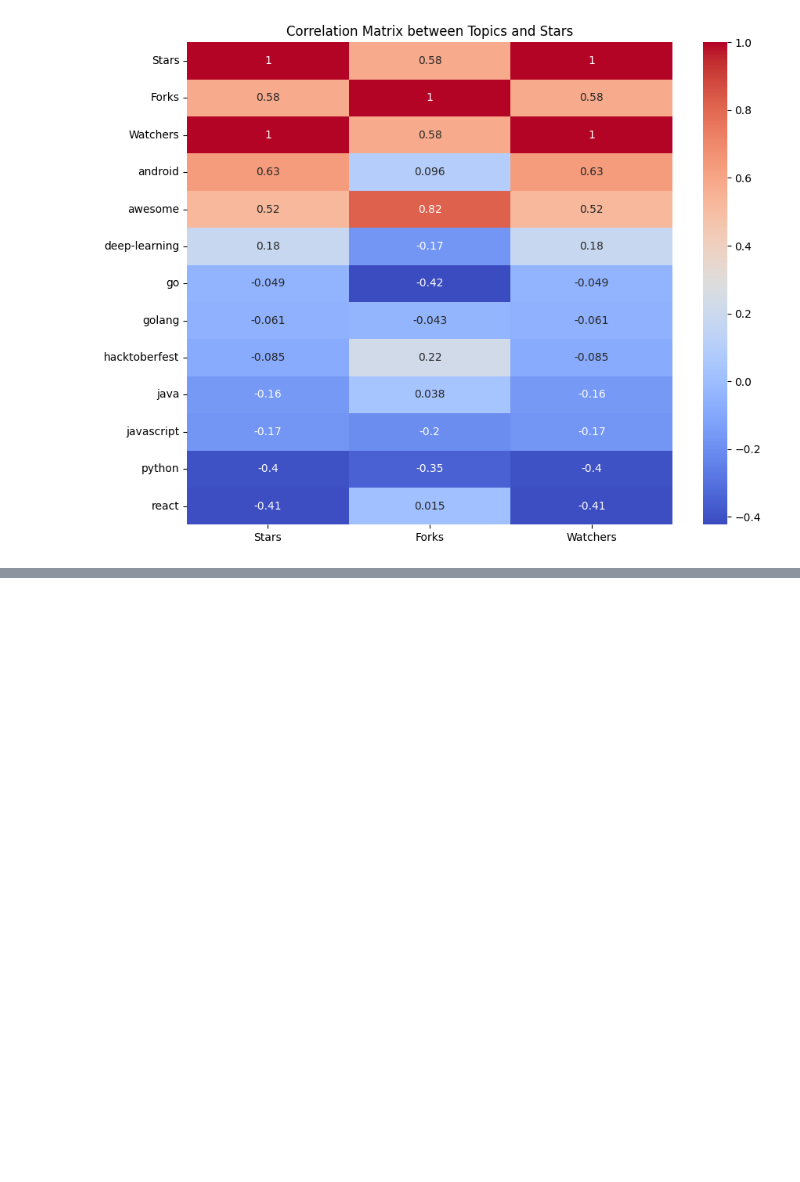
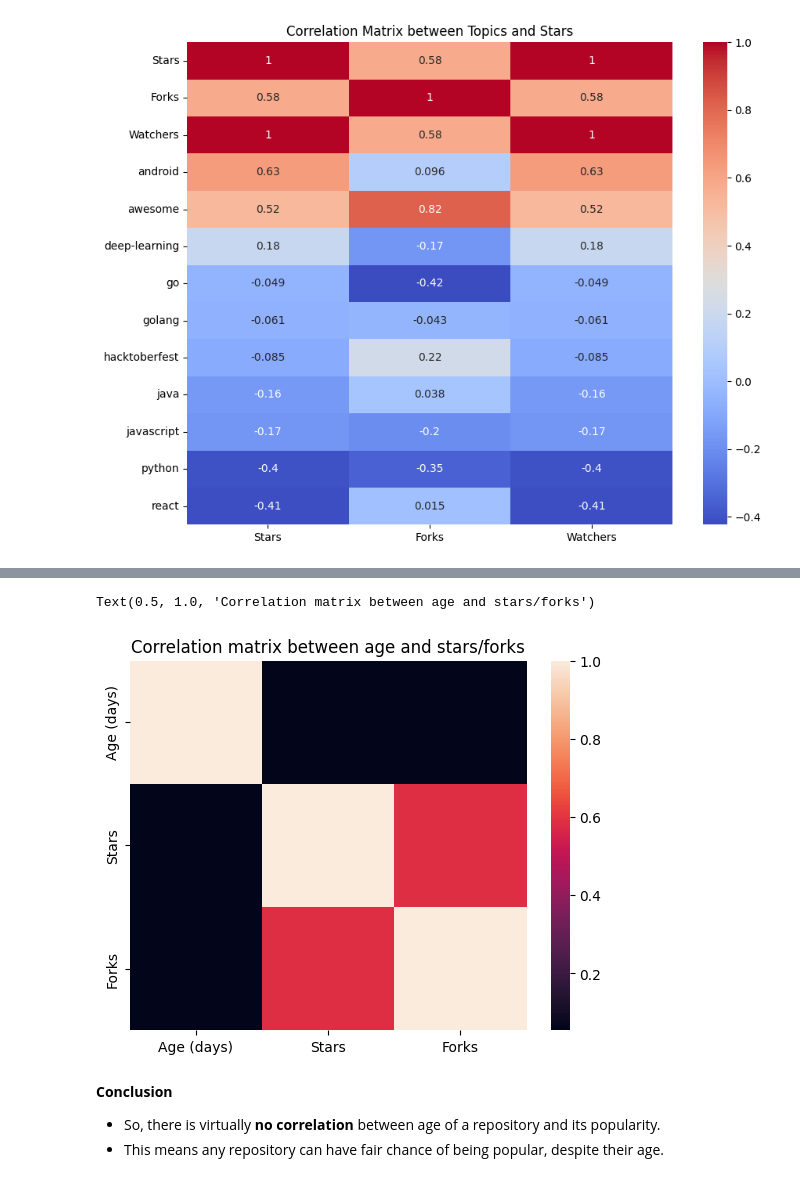
Before and after one commit to lmkq/P4DS, a Jupyter notebook: notebooks/3.0-Answering-Question.ipynb, the cells around one changed output, grey strips where cells are left out. Cells and saved outputs as stored; diff of their text form; code cells hidden in the pictures; blank space fills up the shorter version.

```diff
--- a/notebooks/3.0-Answering-Question.ipynb
+++ b/notebooks/3.0-Answering-Question.ipynb
@@ -199,0 +230,13 @@ plt.title('Correlation Matrix between Topics and Stars');
+# %%
+corr_matrix = np.corrcoef(df['Age_(days)'], [df['Stars'], df['Forks']])
+# %%
+cols = ['Age (days)','Stars','Forks']
+sns.heatmap(corr_matrix, xticklabels=cols, yticklabels=cols)
+plt.title('Correlation matrix between age and stars/forks')
+# %% [output]
+Text(0.5, 1.0, 'Correlation matrix between age and stars/forks')
+[figure, added]
+# %% [markdown]
+**Conclusion**
+- So, there is virtually **no correlation** between age of a repository and its popularity.
+- This means any repository can have fair chance of being popular, despite their age.
```
Also changed, not shown: parts of 35 cells of this notebook.
